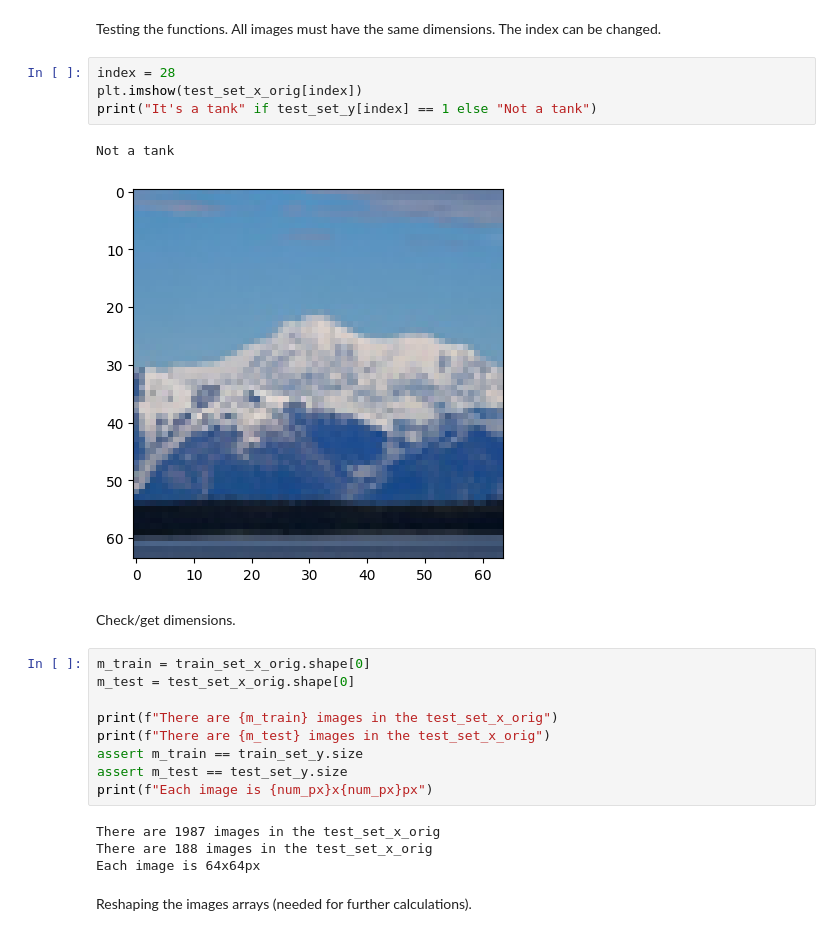
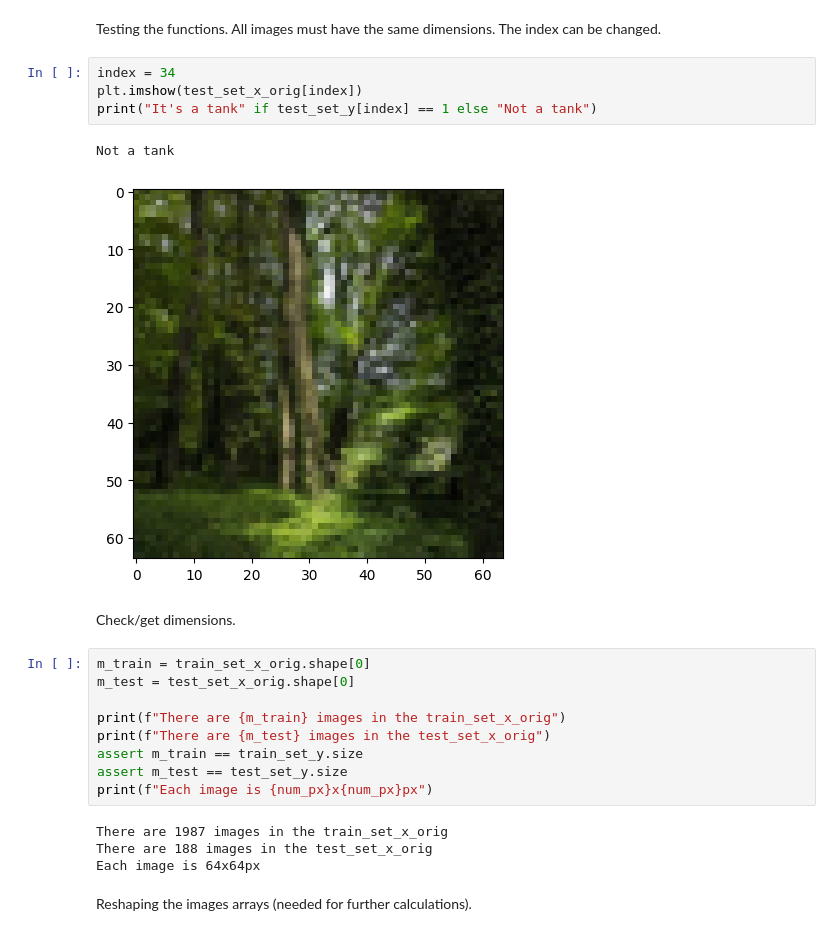
Before and after one commit to Bohdan-Somriakov/TankDetector, a Jupyter notebook: Tank_identifier.ipynb, the cells around one changed output. Drawn from its saved outputs; the diff is of its cells as text.

```diff
--- a/Tank_identifier.ipynb
+++ b/Tank_identifier.ipynb
@@ -158,25 +154,25 @@ Not a tank
 # %% [markdown]
 Testing the functions. All images must have the same dimensions. The index can be changed.
 # %%
-index = 28
+index = 34
 plt.imshow(test_set_x_orig[index])
 print("It's a tank" if test_set_y[index] == 1 else "Not a tank")
 # %% [output]
 Not a tank
-[figure, old version]
+[figure, new version]
 # %% [markdown]
 Check/get dimensions.
 # %%
 m_train = train_set_x_orig.shape[0]
 m_test = test_set_x_orig.shape[0]
 
-print(f"There are {m_train} images in the test_set_x_orig")
+print(f"There are {m_train} images in the train_set_x_orig")
 print(f"There are {m_test} images in the test_set_x_orig")
 assert m_train == train_set_y.size
 assert m_test == test_set_y.size
 print(f"Each image is {num_px}x{num_px}px")
 # %% [output]
-There are 1987 images in the test_set_x_orig
+There are 1987 images in the train_set_x_orig
 There are 188 images in the test_set_x_orig
 Each image is 64x64px
 # %% [markdown]
```
Also changed, not shown: parts of 11 cells of this notebook.
